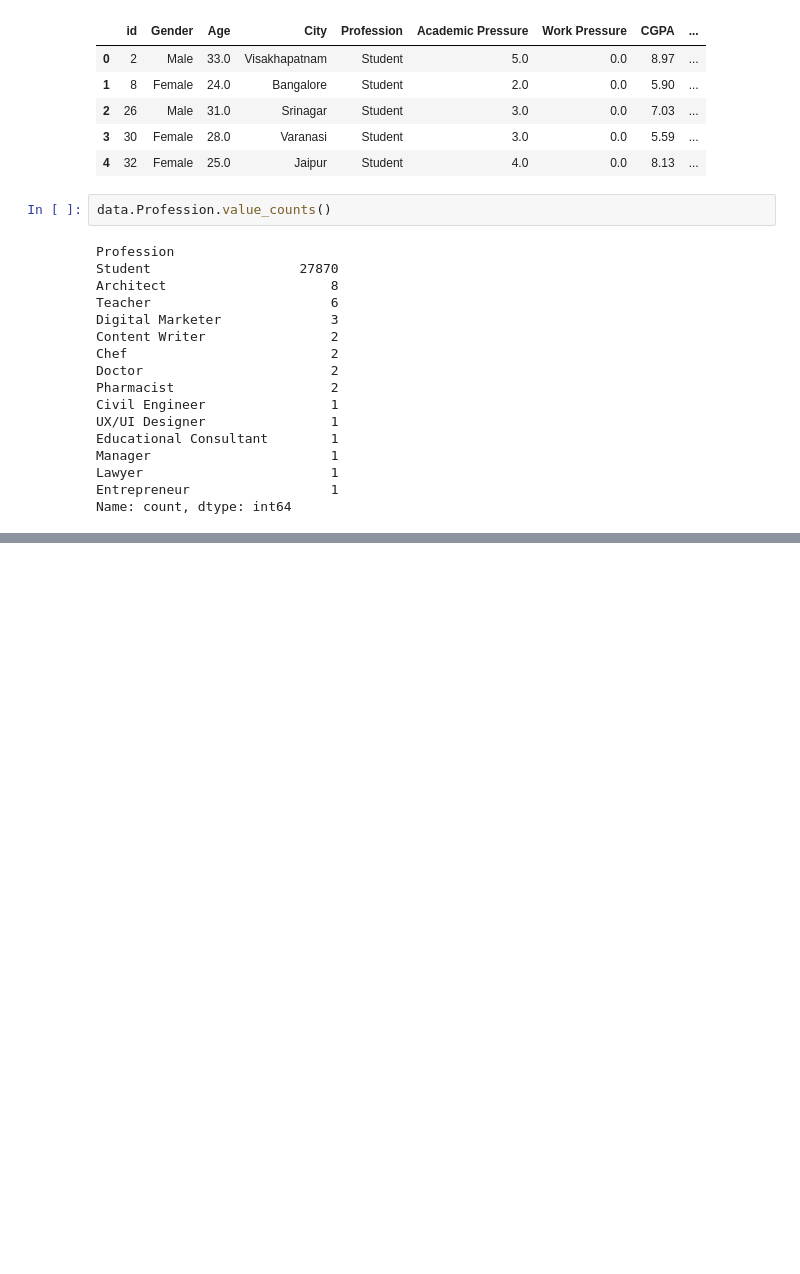
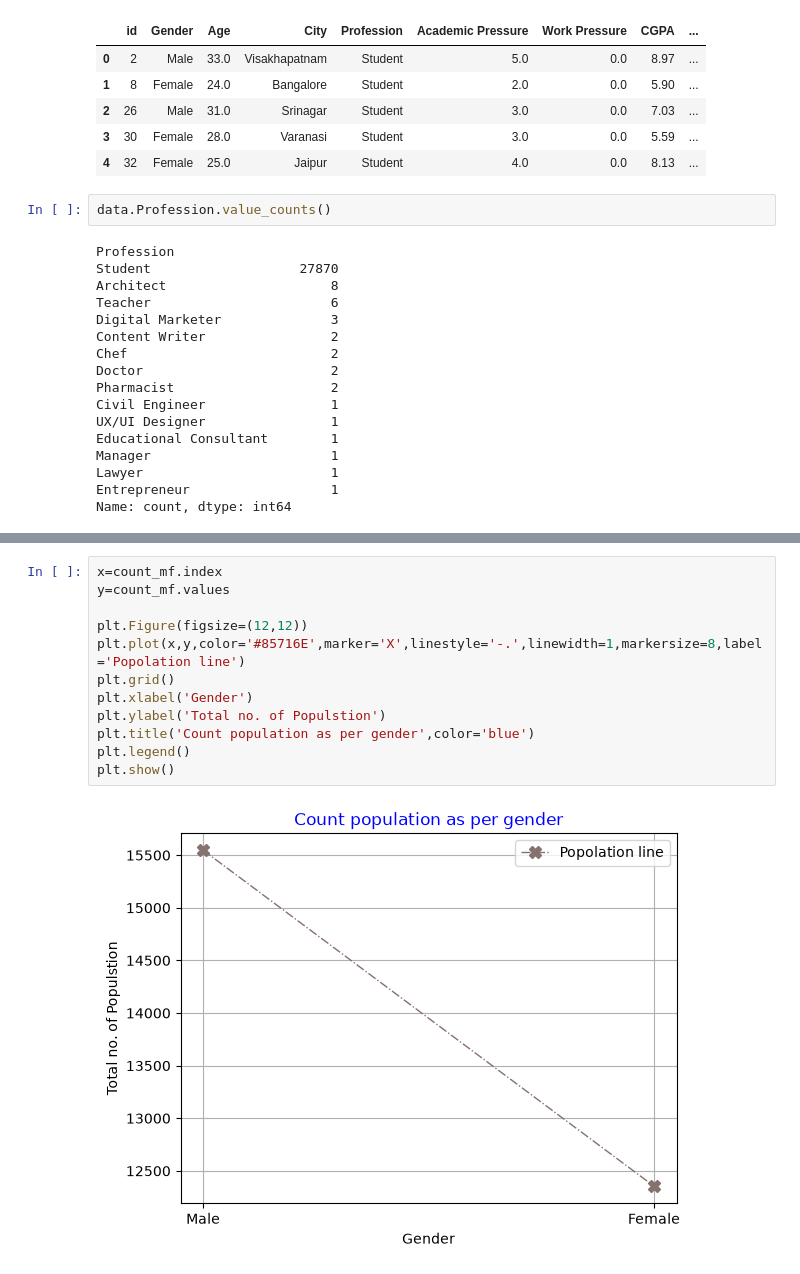
Before and after one commit to ashishsingh200/GEN-AI-COURSES, a Jupyter notebook: 06. Matplotlib/matplolib.ipynb, the cells around one changed output, grey strips where cells are left out. Drawn from its saved outputs; the diff is of its cells as text; blank space fills up the shorter version.

Commit message:
line plot learning

```diff
--- a/06. Matplotlib/matplolib.ipynb
+++ b/06. Matplotlib/matplolib.ipynb
@@ -180,0 +196,14 @@ plt.show()
+# %%
+x=count_mf.index
+y=count_mf.values
+
+plt.Figure(figsize=(12,12))
+plt.plot(x,y,color='#85716E',marker='X',linestyle='-.',linewidth=1,markersize=8,label='Popolation line')
+plt.grid()
+plt.xlabel('Gender')
+plt.ylabel('Total no. of Populstion')
+plt.title('Count population as per gender',color='blue')
+plt.legend()
+plt.show()
+# %% [output]
+[figure, added]
```
Also changed, not shown: parts of 4 cells of this notebook, 1 other file.
